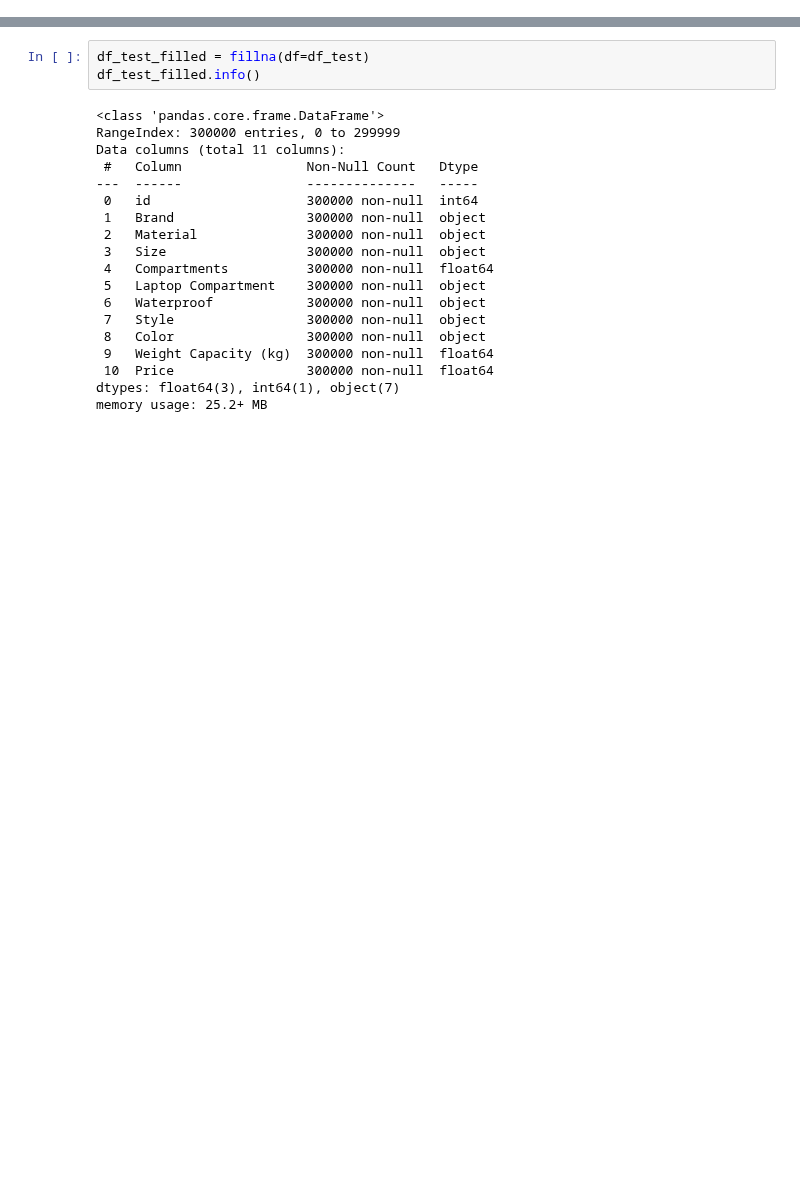
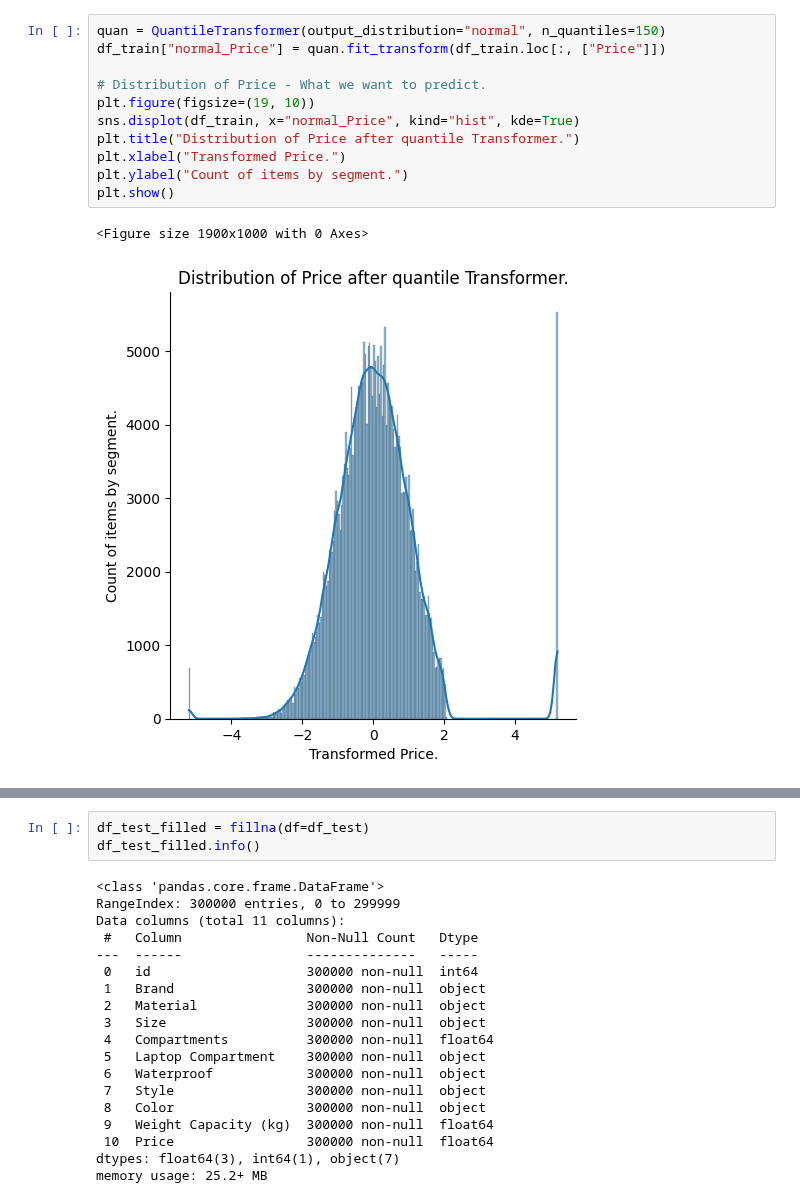
Before and after one commit to BaptPicxDev/swag2-backpack-predict, a Jupyter notebook: notebooks/training.ipynb, the cells around one changed output, grey strips where cells are left out. Drawn from its saved outputs; the diff is of its cells as text; blank space fills up the shorter version.

```diff
--- a/notebooks/training.ipynb
+++ b/notebooks/training.ipynb
@@ -37,0 +87,14 @@ df_test = pd.read_csv("data/train.csv")
+# %%
+quan = QuantileTransformer(output_distribution="normal", n_quantiles=150)
+df_train["normal_Price"] = quan.fit_transform(df_train.loc[:, ["Price"]])
+
+# Distribution of Price - What we want to predict.
+plt.figure(figsize=(19, 10))
+sns.displot(df_train, x="normal_Price", kind="hist", kde=True)
+plt.title("Distribution of Price after quantile Transformer.")
+plt.xlabel("Transformed Price.")
+plt.ylabel("Count of items by segment.")
+plt.show()
+# %% [output]
+<Figure size 1900x1000 with 0 Axes>
+[figure, added]
```
Also changed, not shown: parts of 28 cells of this notebook, 1 other file.
